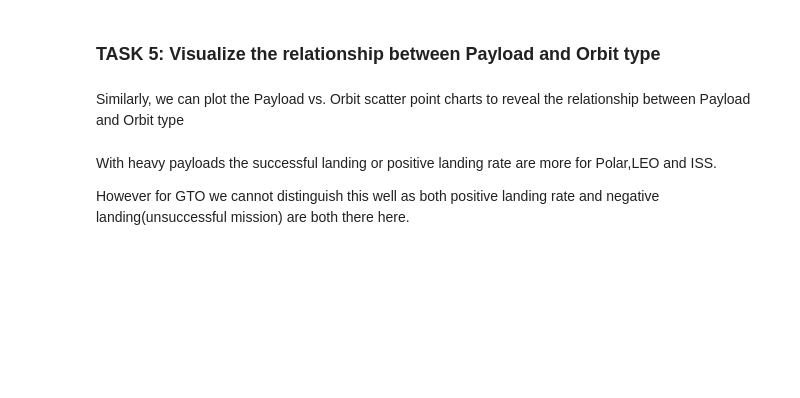
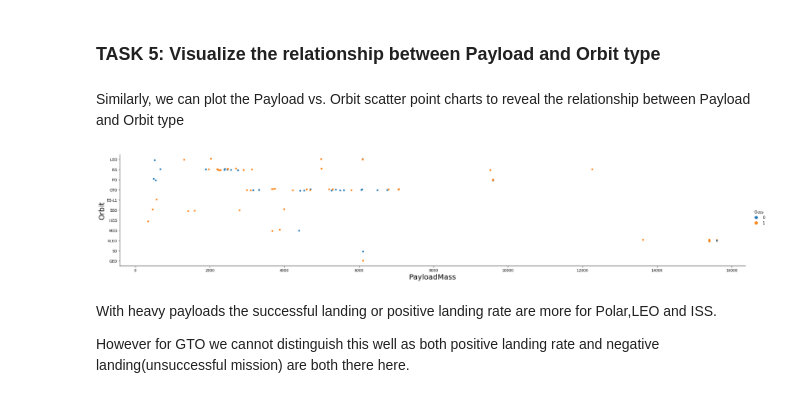
Before and after one commit to nqomuleya/IBM_Data_Science, a Jupyter notebook: EDA with Visualization.ipynb, the cells around one changed output. Saved outputs shown, nothing was run; the diff lists cells and outputs as text; code cells hidden in the pictures; blank space fills up the shorter version.

```diff
--- a/EDA with Visualization.ipynb
+++ b/EDA with Visualization.ipynb
@@ -136,6 +146,13 @@ You should see that in the LEO orbit the Success appears related to the number o
 Similarly, we can plot the Payload vs. Orbit scatter point charts to reveal the relationship between Payload and Orbit type
 # %%
 # Plot a scatter point chart with x axis to be Payload and y axis to be the Orbit, and hue to be the class value
+# Plot a scatter point chart with x axis to be Payload and y axis to be the Orbit, and hue to be the class value
+sns.catplot(y="Orbit", x="PayloadMass", hue="Class", data=df, aspect = 5)
+plt.xlabel("PayloadMass",fontsize=20)
+plt.ylabel("Orbit",fontsize=20)
+plt.show()
+# %% [output]
+[figure, added]
 # %% [markdown]
 With heavy payloads the successful landing or positive landing rate are more for Polar,LEO and ISS.
 
```
Also changed, not shown: parts of 9 cells of this notebook.
